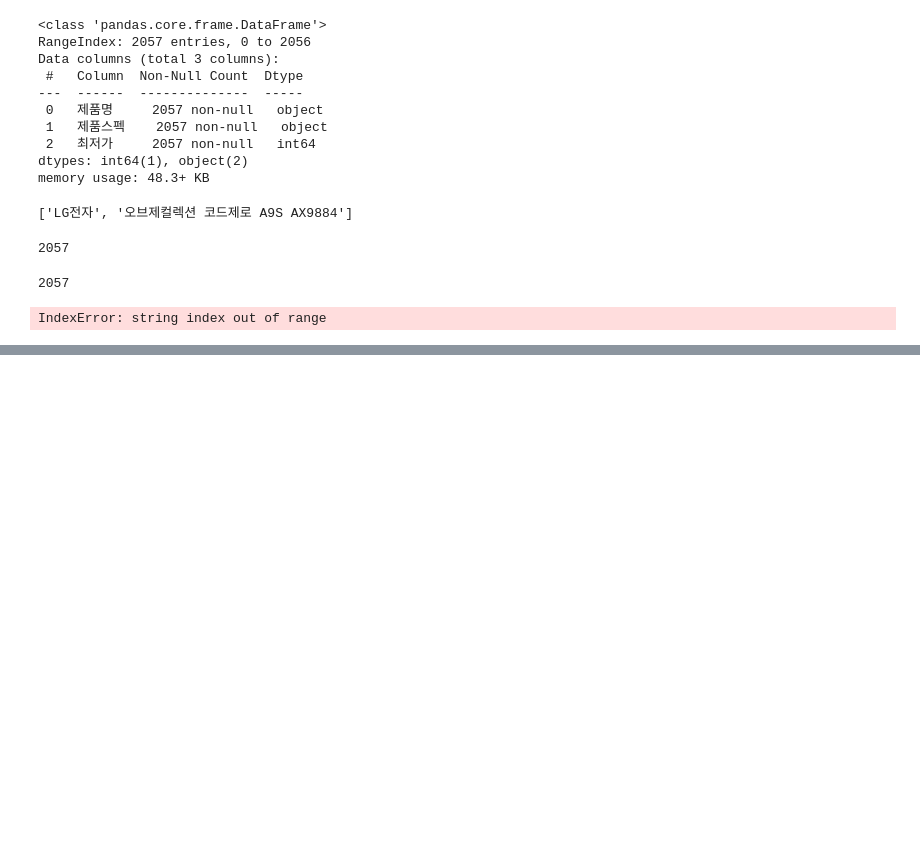
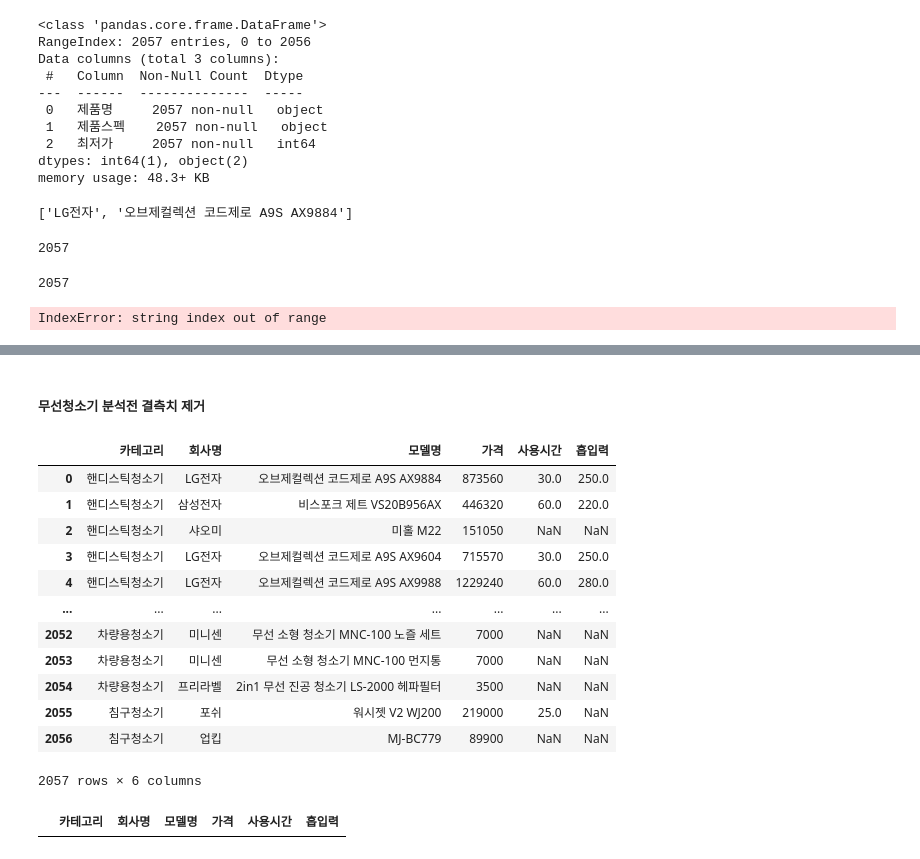
Before and after one commit to Koeyh/bigdata-analysis-2024, a Jupyter notebook: day08/da18무선청소기_인기상품_분석.ipynb, the cells around one changed output, grey strips where cells are left out. Cells and saved outputs as stored; diff of their text form; code cells hidden in the pictures; blank space fills up the shorter version.

```diff
--- a/day08/da18무선청소기_인기상품_분석.ipynb
+++ b/day08/da18무선청소기_인기상품_분석.ipynb
@@ -323,0 +288,20 @@ suctionPowList
+# %% [markdown]
+##### 무선청소기 분석전 결측치 제거
+# %%
+dfCleaner = pd.read_excel('./data/다나와_무선청소기_전처리결과.xlsx')
+# %%
+dfCleaner
+# %% [output]
+|  | 카테고리 | 회사명 | 모델명 | 가격 | 사용시간 | 흡입력 |
+| 0 | 핸디스틱청소기 | LG전자 | 오브제컬렉션 코드제로 A9S AX9884 | 873560 | 30.0 | 250.0 |
+| 1 | 핸디스틱청소기 | 삼성전자 | 비스포크 제트 VS20B956AX | 446320 | 60.0 | 220.0 |
+| 2 | 핸디스틱청소기 | 샤오미 | 미홀 M22 | 151050 | NaN | NaN |
+| 3 | 핸디스틱청소기 | LG전자 | 오브제컬렉션 코드제로 A9S AX9604 | 715570 | 30.0 | 250.0 |
+| 4 | 핸디스틱청소기 | LG전자 | 오브제컬렉션 코드제로 A9S AX9988 | 1229240 | 60.0 | 280.0 |
+| ... | ... | ... | ... | ... | ... | ... |
+| 2052 | 차량용청소기 | 미니센 | 무선 소형 청소기 MNC-100 노즐 세트 | 7000 | NaN | NaN |
+| 2053 | 차량용청소기 | 미니센 | 무선 소형 청소기 MNC-100 먼지통 | 7000 | NaN | NaN |
+| 2054 | 차량용청소기 | 프리라벨 | 2in1 무선 진공 청소기 LS-2000 헤파필터 | 3500 | NaN | NaN |
+| 2055 | 침구청소기 | 포쉬 | 워시젯 V2 WJ200 | 219000 | 25.0 | NaN |
+| 2056 | 침구청소기 | 업킵 | MJ-BC779 | 89900 | NaN | NaN |
+2057 rows × 6 columns
@@ -323,0 +311,5 @@ suctionPowList
+# %%
+## 회사명 빠진것 10건은 수동으로 채워넣음
+dfCleaner[condition]
+# %% [output]
+|  | 카테고리 | 회사명 | 모델명 | 가격 | 사용시간 | 흡입력 |
```
Also changed, not shown: parts of 32 cells of this notebook, 5 other files.
